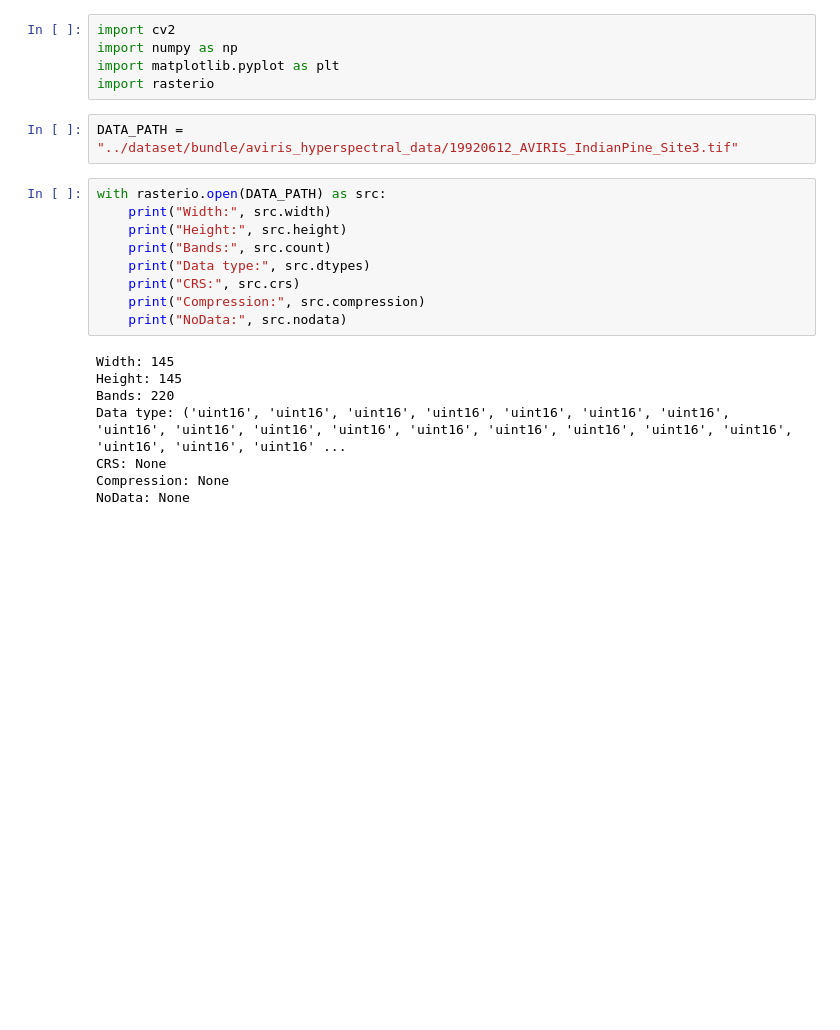
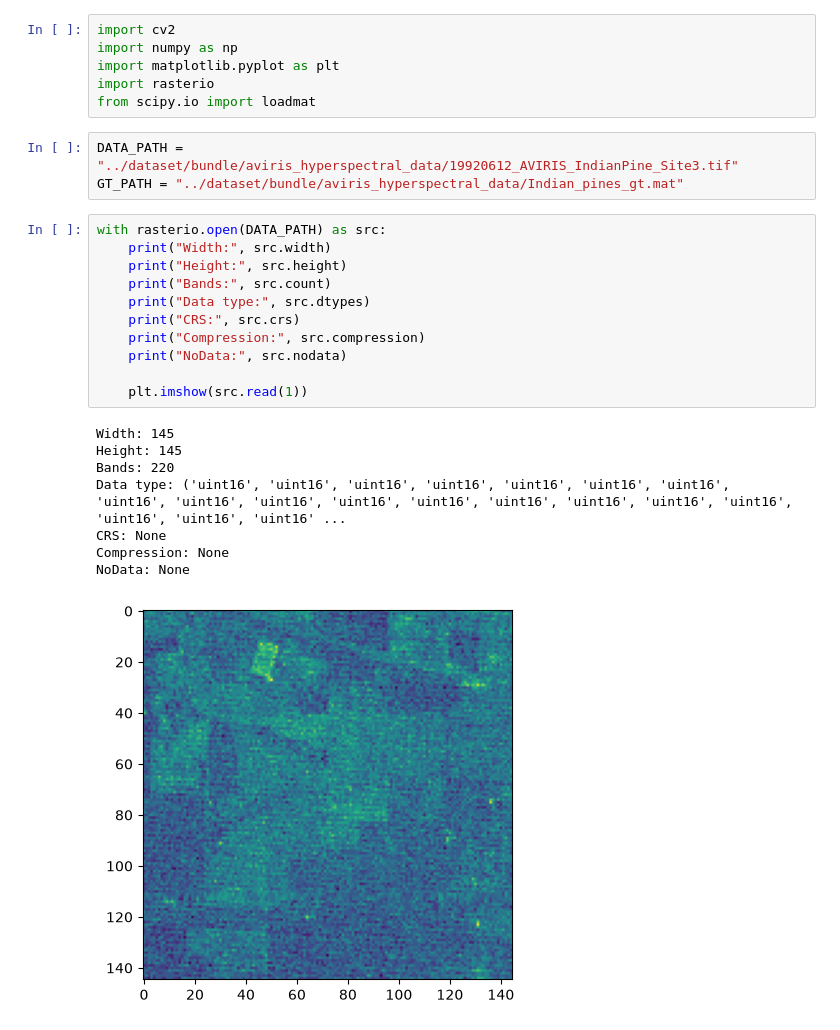
Before and after one commit to ammarmuflih/HSICV, a Jupyter notebook: Indian Pines Project/notebooks/hsi_explore.ipynb, the cells around one changed output. Saved outputs shown, nothing was run; the diff lists cells and outputs as text; blank space fills up the shorter version.

```diff
--- a/Indian Pines Project/notebooks/hsi_explore.ipynb
+++ b/Indian Pines Project/notebooks/hsi_explore.ipynb
@@ -3,22 +3,27 @@ import cv2
 import numpy as np
 import matplotlib.pyplot as plt
 import rasterio
+from scipy.io import loadmat
 # %%
 DATA_PATH = "../dataset/bundle/aviris_hyperspectral_data/19920612_AVIRIS_IndianPine_Site3.tif"
+GT_PATH = "../dataset/bundle/aviris_hyperspectral_data/Indian_pines_gt.mat"
 # %%
 with rasterio.open(DATA_PATH) as src:
     print("Width:", src.width)
     print("Height:", src.height)
     print("Bands:", src.count)
     print("Data type:", src.dtypes)
     print("CRS:", src.crs)
     print("Compression:", src.compression)
     print("NoData:", src.nodata)
+
+    plt.imshow(src.read(1))
 # %% [output]
 Width: 145
 Height: 145
 Bands: 220
 Data type: ('uint16', 'uint16', 'uint16', 'uint16', 'uint16', 'uint16', 'uint16', 'uint16', 'uint16', 'uint16', 'uint16', 'uint16', 'uint16', 'uint16', 'uint16', 'uint16', 'uint16', 'uint16', 'uint16' ...
 CRS: None
 Compression: None
 NoData: None
+[figure, added]
```
Also changed, not shown: parts of 1 cell of this notebook, 26 other files.
